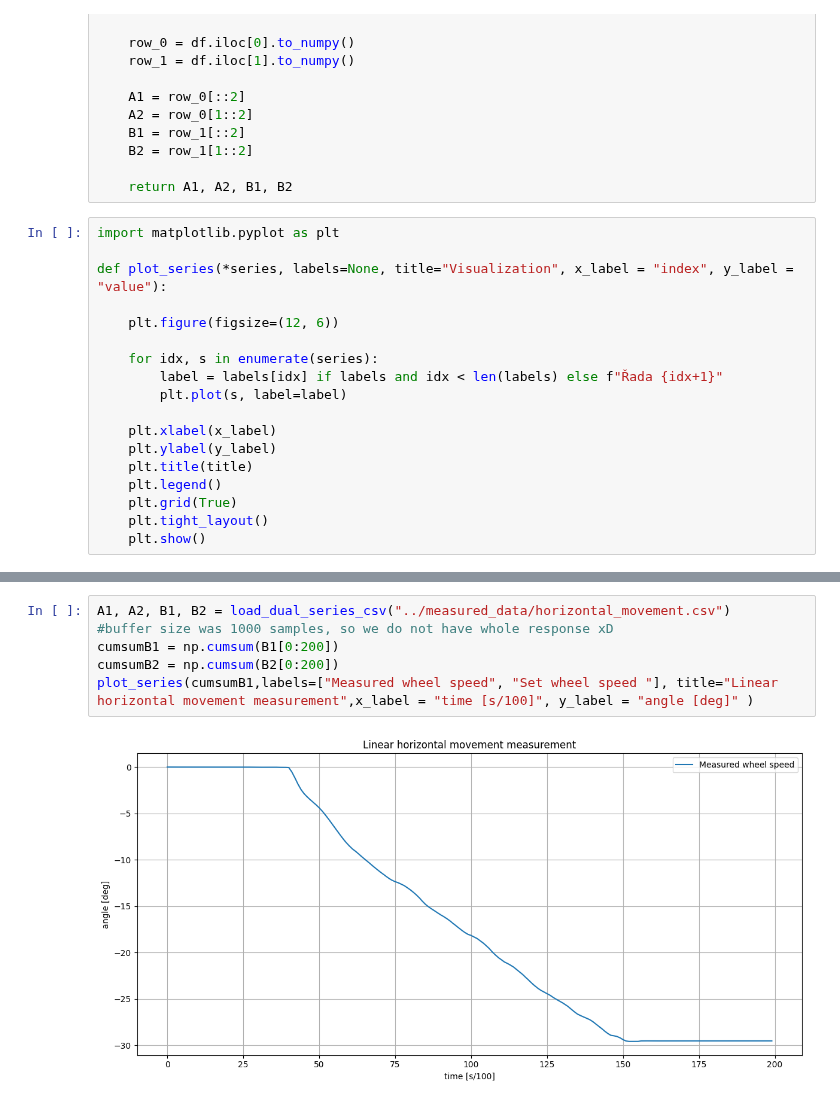
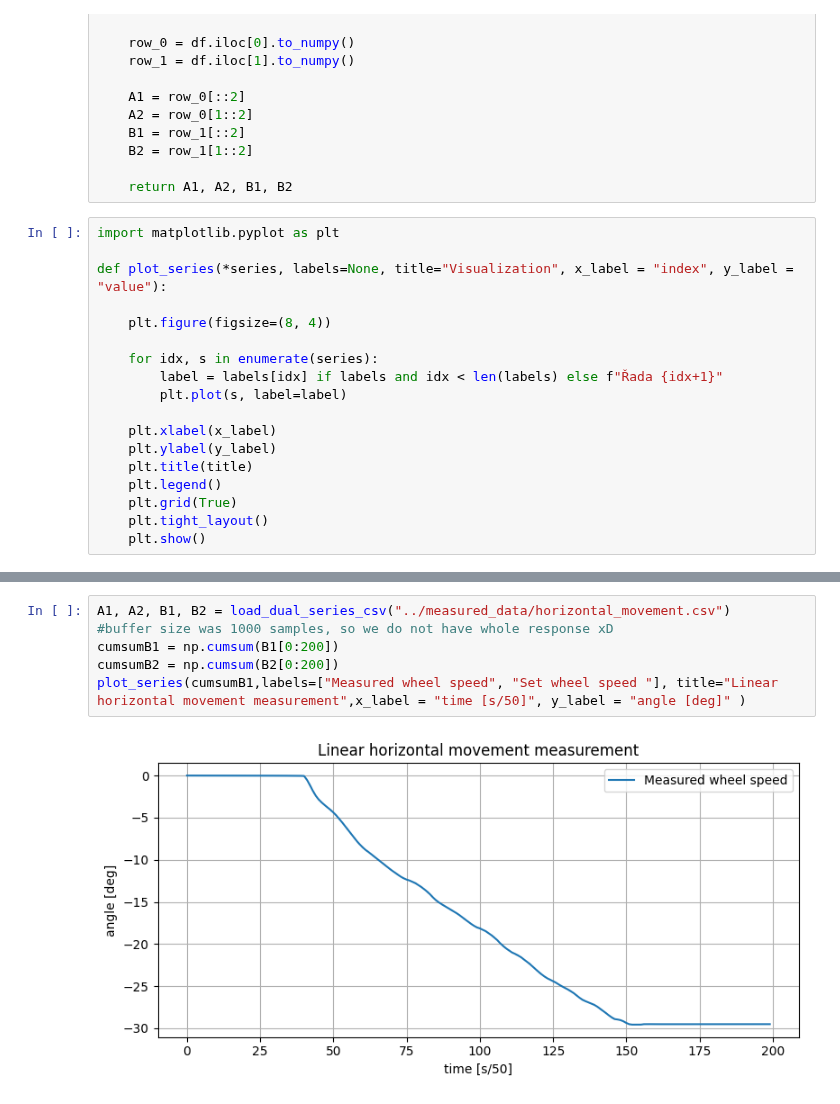
Before and after one commit to internax/ERTC_report, a Jupyter notebook: python/ERTC_plots.ipynb, the cells around one changed output, grey strips where cells are left out. Saved outputs shown, nothing was run; the diff lists cells and outputs as text.

Commit message:
graph

```diff
--- a/python/ERTC_plots.ipynb
+++ b/python/ERTC_plots.ipynb
@@ -30,7 +30,7 @@ import matplotlib.pyplot as plt
 
 def plot_series(*series, labels=None, title="Visualization", x_label = "index", y_label = "value"):
 
-    plt.figure(figsize=(12, 6))
+    plt.figure(figsize=(8, 4))
 
     for idx, s in enumerate(series):
         label = labels[idx] if labels and idx < len(labels) else f"Řada {idx+1}"
@@ -74,11 +74,11 @@ plot_series(B1, B2, labels=["Error", "Controller output"], title="Left mototr st
 # %%
 A1, A2, B1, B2 = load_dual_series_csv("../measured_data/horizontal_movement.csv")
 #buffer size was 1000 samples, so we do not have whole response xD
 cumsumB1 = np.cumsum(B1[0:200])
 cumsumB2 = np.cumsum(B2[0:200])
-plot_series(cumsumB1,labels=["Measured wheel speed", "Set wheel speed "], title="Linear horizontal movement measurement",x_label = "time [s/100]", y_label = "angle [deg]" )
+plot_series(cumsumB1,labels=["Measured wheel speed", "Set wheel speed "], title="Linear horizontal movement measurement",x_label = "time [s/50]", y_label = "angle [deg]" )
 # %% [output]
-[figure, old version]
+[figure, new version]
 # %%
 A1, A2, B1, B2 = load_dual_series_csv("../measured_data/vertical_movement.csv")
 #buffer size was 1000 samples, so we do not have whole response xD
```
Also changed, not shown: parts of 7 cells of this notebook, 8 other files.
